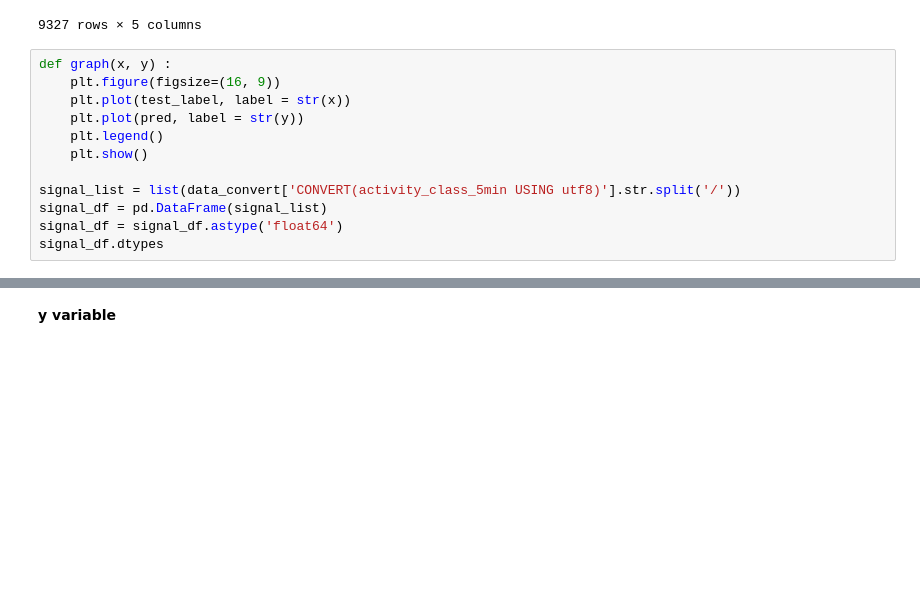
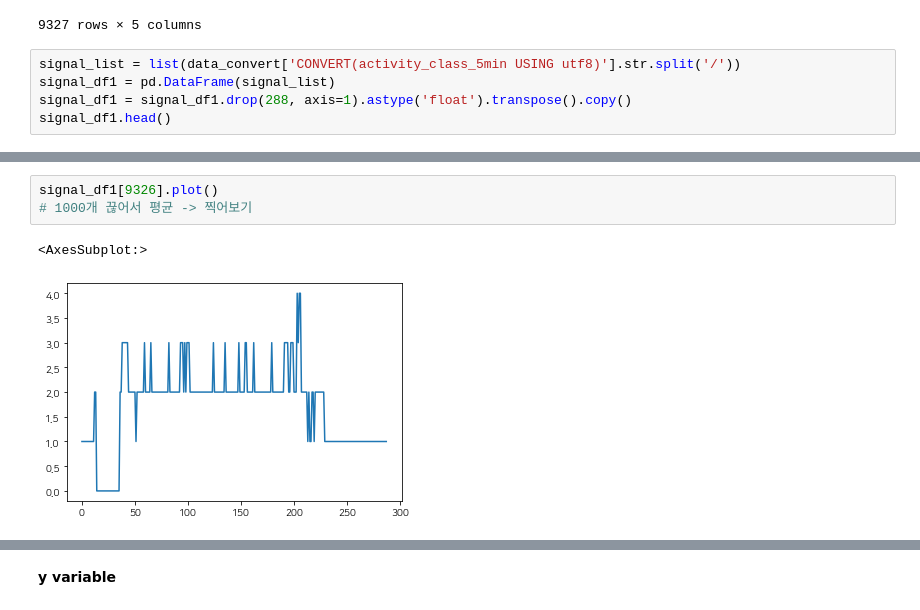
Before and after one commit to NumpyGonHey/Dementia_clf, a Jupyter notebook: dolphin/EDA_report_code_demential.ipynb, the cells around one changed output, grey strips where cells are left out. Saved outputs shown, nothing was run; the diff lists cells and outputs as text; blank space fills up the shorter version.

```diff
--- a/dolphin/EDA_report_code_demential.ipynb
+++ b/dolphin/EDA_report_code_demential.ipynb
@@ -310,15 +392,8 @@ data_convert
 | 9326 | 1/1/1/1/1/1/1/1/1/1/1/1/2/2/0/0/0... | 0.9/0.9/0.9/0.9/0.9/0.9/0.9/0.9/0... | 0/60/60/61/60/60/60/62/64/64/64/6... | 4/4/1/2/2/2/2/1/2/2/2/1/1/1/3/3/1... | ... |
 9327 rows × 5 columns
 # %%
-def graph(x, y) :
-    plt.figure(figsize=(16, 9))
-    plt.plot(test_label, label = str(x))
-    plt.plot(pred, label = str(y))
-    plt.legend()
-    plt.show()
-
 signal_list = list(data_convert['CONVERT(activity_class_5min USING utf8)'].str.split('/'))
-signal_df = pd.DataFrame(signal_list)
-signal_df = signal_df.astype('float64')
-signal_df.dtypes
+signal_df1 = pd.DataFrame(signal_list)
+signal_df1 = signal_df1.drop(288, axis=1).astype('float').transpose().copy()
+signal_df1.head()
 # %% [output]
@@ -325,0 +407,6 @@ ValueError: could not convert string to float: ''
+# %%
+signal_df1[9326].plot()
+# 1000개 끊어서 평균 -> 찍어보기
+# %% [output]
+<AxesSubplot:>
+[figure, added]
```
Also changed, not shown: parts of 26 cells of this notebook.
